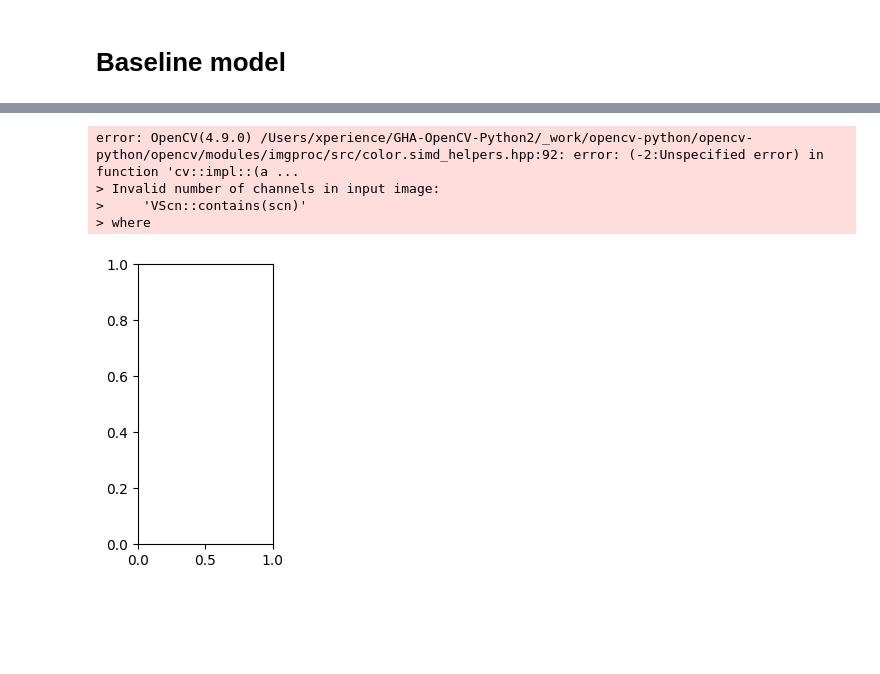
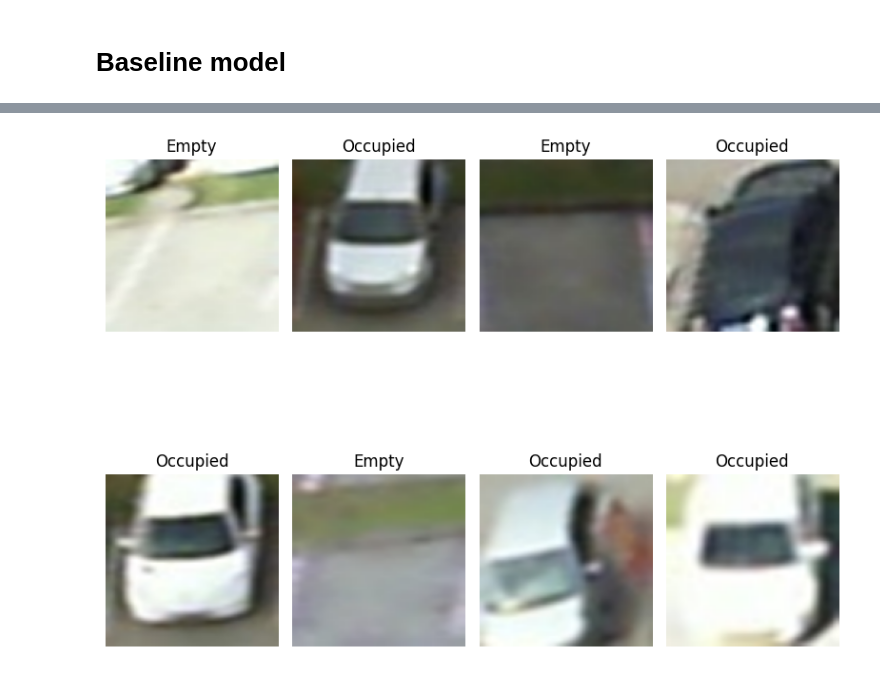
Before and after one commit to maxivmn/pklot, a Jupyter notebook: notebooks/classification.ipynb, the cells around one changed output, grey strips where cells are left out. Saved outputs shown, nothing was run; the diff lists cells and outputs as text; code cells hidden in the pictures; blank space fills up the shorter version.

Commit message:
Plotting of a batch added

```diff
--- a/notebooks/classification.ipynb
+++ b/notebooks/classification.ipynb
@@ -139,7 +140,7 @@ sns.barplot(x=labels, y =[len(emptylist), len(occupiedlist)])
 # shear range
 # zoomrange
 
-resize = transforms.Resize(size=(INPUT_HEIGHT,INPUT_WIDTH) )
+resize = transforms.Resize(size=(INPUT_HEIGHT,INPUT_WIDTH),interpolation=transforms.InterpolationMode.BICUBIC )
 trainTransfo = transforms.Compose([resize, transforms.ToTensor()])
 
 
@@ -180,0 +186,9 @@ trainDataset[0]
+# %%
+trainBatch = next(iter(trainDataLoader))
+# Ehy do we need to transpose, multiply etc.
+image = (trainBatch[0][0].numpy().transpose((1, 2, 0)) * 255).astype('uint8')
+
+plt.figure(figsize=(6, 6))
+plt.imshow(image)
+plt.title('Transformiertes Bild')
+plt.show()
@@ -181,36 +197,33 @@ trainDataset[0]
 # %%
 # Vizualization doesn't work yet.
 def visualize_batch(batch, classes, dataset_type):
 	# initialize a figure
 	fig = plt.figure("{} batch".format(dataset_type),
 		figsize=(BATCH_SIZE, BATCH_SIZE))
 	# loop over the batch size
 	for i in range(0, BATCH_SIZE):
 		# create a subplot
 		ax = plt.subplot(2, 4, i + 1)
 		# grab the image, convert it from channels first ordering to
 		# channels last ordering, and scale the raw pixel intensities
 		# to the range [0, 255]
 		# Convert the image from BGR to RGB (OpenCV uses BGR by default)
 
 		image = batch[0][i].cpu().numpy()
-		#image = (image * 255.0).astype("uint8")
-		# grab the label id and get the label from the classes list
+		image = image.transpose((1, 2, 0))
+     	# grab the label id and get the label from the classes list
+		image = (image * 255.0).astype("uint8")
 		idx = batch[1][i]
 		label = classes[idx]
 		# show the image along with the label
 		plt.imshow(image)
 		plt.title(label)
 		plt.axis("off")
 	# show the plot
 	plt.tight_layout()
 	plt.show()
 
 trainBatch = next(iter(trainDataLoader))
 visualize_batch(trainBatch, trainDataset.classes, "train")
 # %% [output]
-error: OpenCV(4.9.0) /Users/xperience/GHA-OpenCV-Python2/_work/opencv-python/opencv-python/opencv/modules/imgproc/src/color.simd_helpers.hpp:92: error: (-2:Unspecified error) in function 'cv::impl::(a ...
-> Invalid number of channels in input image:
->     'VScn::contains(scn)'
-> where
-[figure, old version]
+[figure, new version]
```
Also changed, not shown: parts of 6 cells of this notebook.
